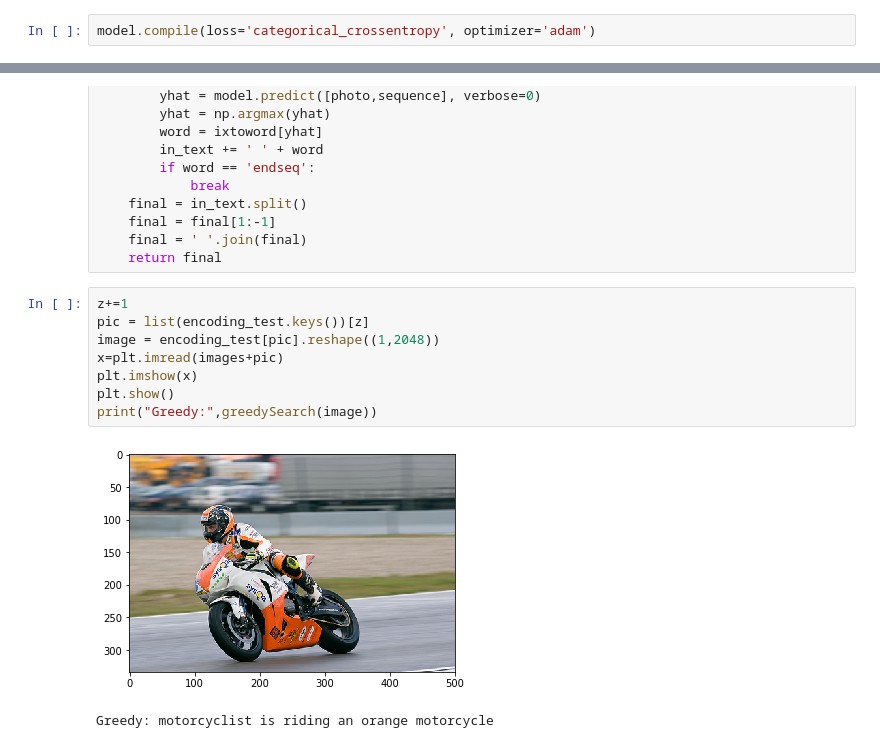
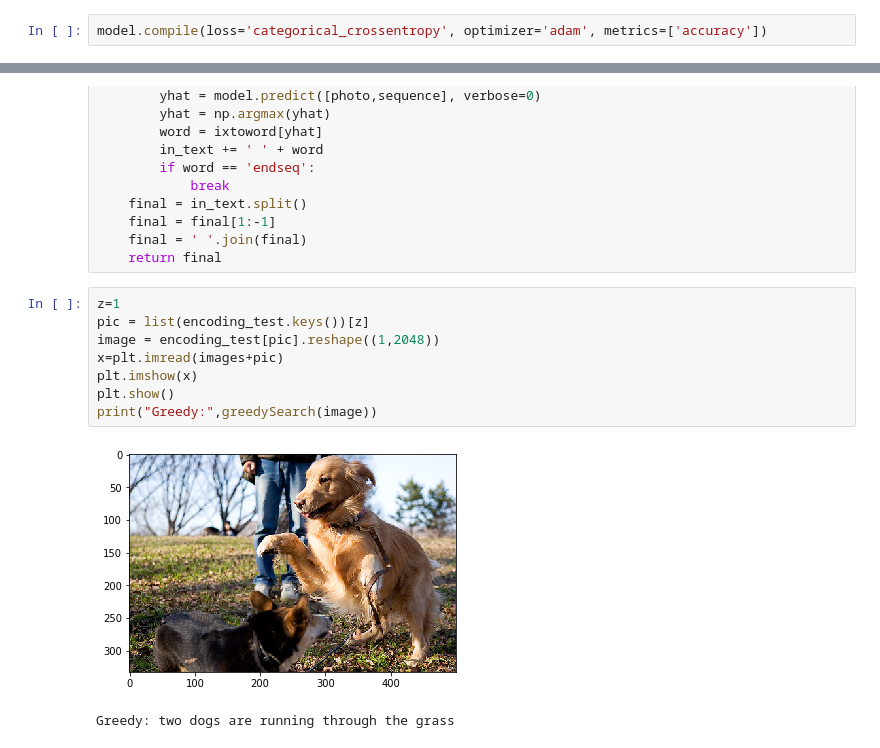
Before and after one commit to duttagoutam/LJMUMasters, a Jupyter notebook: Automatic_Image_Captioning.ipynb, the cells around one changed output, grey strips where cells are left out. Drawn from its saved outputs; the diff is of its cells as text.

```diff
--- a/Automatic_Image_Captioning.ipynb
+++ b/Automatic_Image_Captioning.ipynb
@@ -512,4 +519,4 @@ model.layers[2]
 model.layers[2].set_weights([embedding_matrix])
 model.layers[2].trainable = False
 # %%
-model.compile(loss='categorical_crossentropy', optimizer='adam')
+model.compile(loss='categorical_crossentropy', optimizer='adam', metrics=['accuracy'])
@@ -623,13 +632,13 @@ def greedySearch(photo):
     final = ' '.join(final)
     return final
 # %%
-z+=1
+z=1
 pic = list(encoding_test.keys())[z]
 image = encoding_test[pic].reshape((1,2048))
 x=plt.imread(images+pic)
 plt.imshow(x)
 plt.show()
 print("Greedy:",greedySearch(image))
 # %% [output]
-[figure, old version]
+[figure, new version]
-Greedy: motorcyclist is riding an orange motorcycle
+Greedy: two dogs are running through the grass
```
Also changed, not shown: parts of 12 cells of this notebook.
